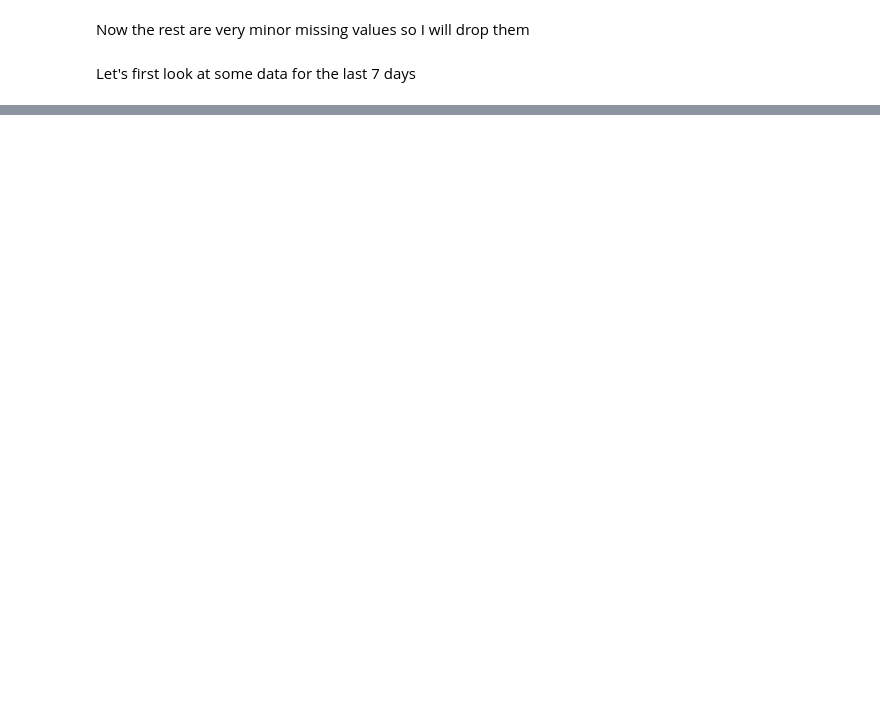
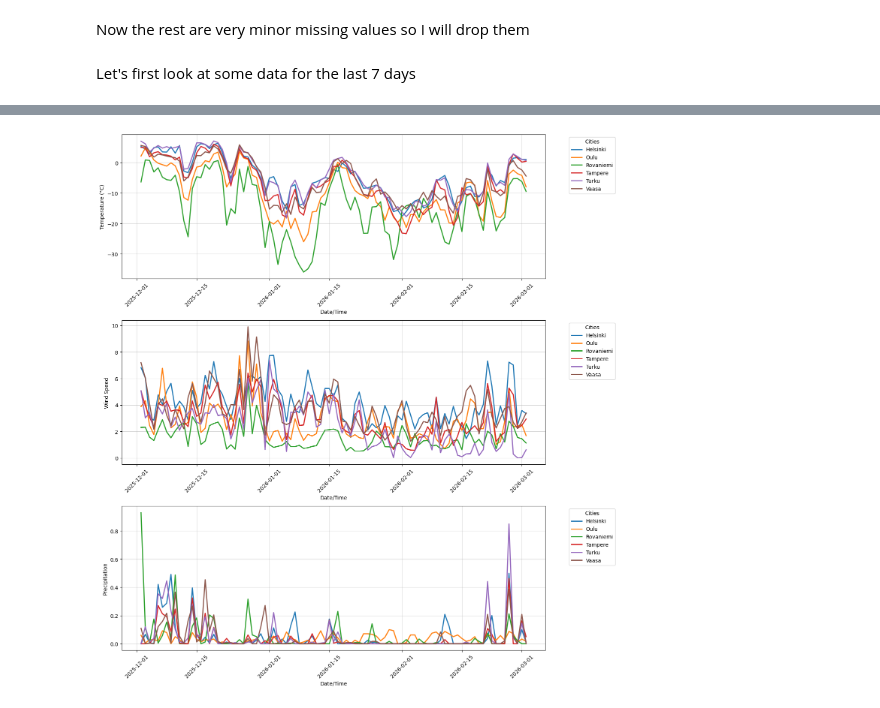
Before and after one commit to Doug-Vo/Weather-Predictor, a Jupyter notebook: Data_pipeline.ipynb, the cells around one changed output, grey strips where cells are left out. Drawn from its saved outputs; the diff is of its cells as text; code cells hidden in the pictures; blank space fills up the shorter version.

```diff
--- a/Data_pipeline.ipynb
+++ b/Data_pipeline.ipynb
@@ -188,0 +192,51 @@ plt.tight_layout()
+# %%
+import matplotlib.pyplot as plt
+
+df_daily = df_merged.groupby(['city_group', df_merged['time'].dt.date]).mean(numeric_only=True).reset_index()
+df_daily['time'] = pd.to_datetime(df_daily['time'])
+
+
+plt.figure(figsize= (14, 15))
+
+plt.subplot(3, 1, 1)
+# Loop through cities and plot
+for city in df_daily['city_group'].unique():
+    city_data = df_daily[df_daily['city_group'] == city].sort_values('time')
+    plt.plot(city_data['time'], city_data['air_temperature'], label=city, linewidth=2)
+
+
+plt.xlabel('Date/Time')
+plt.ylabel('Temperature (°C)')
+plt.legend(title="Cities", bbox_to_anchor=(1.05, 1), loc='upper left')
+plt.grid(alpha=0.5)
+plt.xticks(rotation=45)
+
+
+plt.subplot(3, 1, 2)
+
+for city in df_daily['city_group'].unique():
+    city_data = df_daily[df_daily['city_group'] == city].sort_values('time')
+    plt.plot(city_data['time'], city_data['wind_speed'], label=city, linewidth=2)
+
+plt.xlabel('Date/Time')
+plt.ylabel('Wind Speed')
+plt.legend(title="Cities", bbox_to_anchor=(1.05, 1), loc='upper left')
+plt.grid(alpha=0.5)
+plt.xticks(rotation=45)
+
+plt.subplot(3, 1, 3)
+
+for city in df_daily['city_group'].unique():
+    city_data = df_daily[df_daily['city_group'] == city].sort_values('time')
+    plt.plot(city_data['time'], city_data['precipitation_amount'], label=city, linewidth=2)
+
+plt.xlabel('Date/Time')
+plt.ylabel('Precipitation')
+plt.legend(title="Cities", bbox_to_anchor=(1.05, 1), loc='upper left')
+plt.grid(alpha=0.5)
+plt.xticks(rotation=45)
+
+
+plt.tight_layout()
+# %% [output]
+[figure, added]
```
Also changed, not shown: parts of 8 cells of this notebook.
